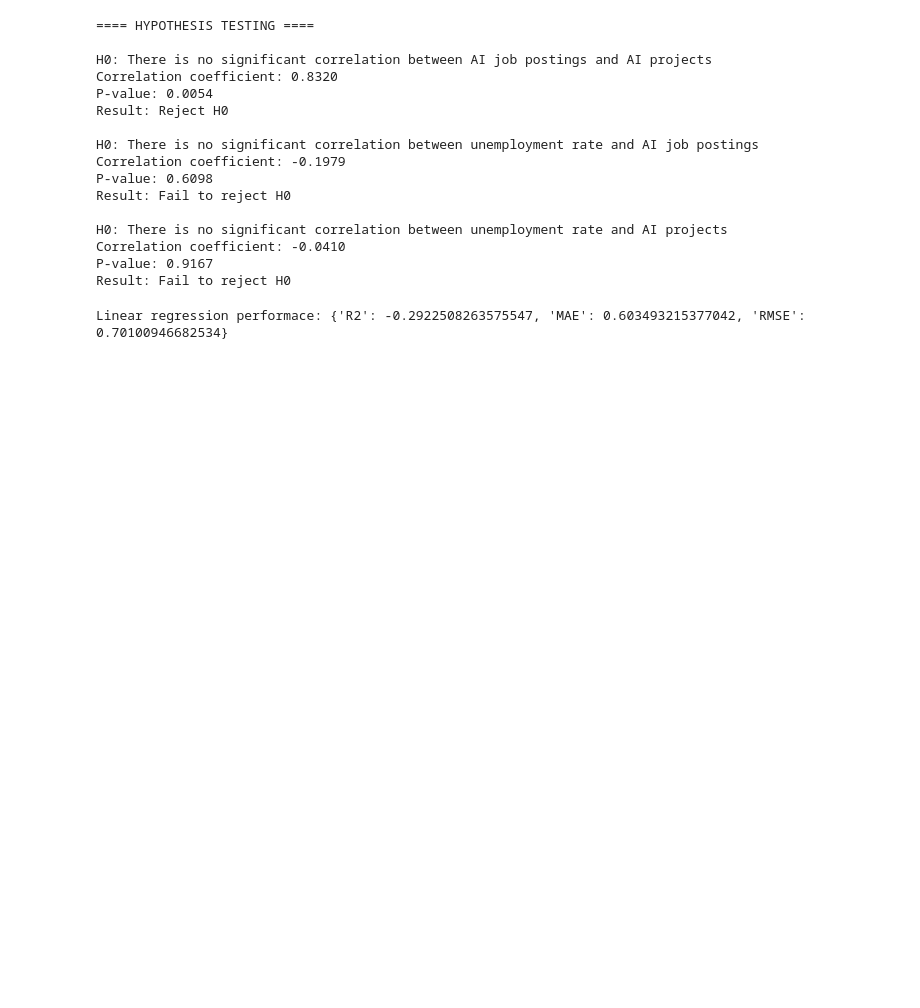
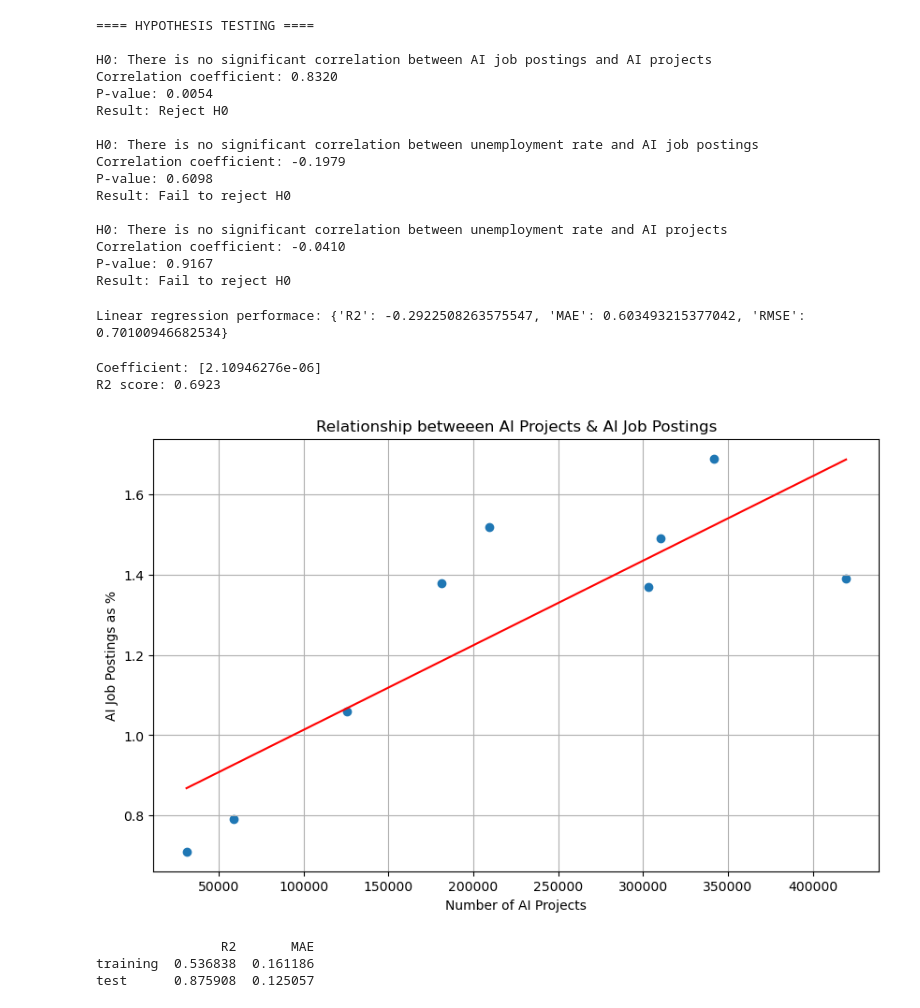
Before and after one commit to ABigJuicyBurger/data-science-project-clean, a Jupyter notebook: new-data-science-project/AI-to-UE.ipynb, the cells around one changed output. Saved outputs shown, nothing was run; the diff lists cells and outputs as text; code cells hidden in the pictures; blank space fills up the shorter version.

```diff
--- a/new-data-science-project/AI-to-UE.ipynb
+++ b/new-data-science-project/AI-to-UE.ipynb
@@ -494,0 +503,49 @@ Linear regression performace: {'R2': -0.2922508263575547, 'MAE': 0.6034932153770
+# %%
+# so lets pivot to AI postings + projects
+X = full_merged_data[['# AI Projects']].values.reshape(-1,1) # feature or IV
+y = full_merged_data[['AI job postings (% of all job postings)']] # my target/ prediction/DV
+
+# relationship between these 2
+model = LinearRegression().fit(X, y)
+print(f"Coefficient: {model.coef_[0]}")
+print(f"R2 score: {model.score(X, y):.4f}")
+
+# visualized
+plt.figure(figsize=(10,6))
+plt.scatter(X, y)
+plt.plot(X, model.predict(X), color='red')
+plt.title("Relationship betweeen AI Projects & AI Job Postings")
+plt.xlabel("Number of AI Projects")
+plt.ylabel("AI Job Postings as %")
+plt.grid(True)
+plt.show()
+
+# 69% of variance in AI job postings uses AI projects as a predictor
+# coefficient: for each ai projects, % of ai jobpostings increases by (0.00000211)%
+
+# simple metrics
+X_train, X_test, y_train, y_test = train_test_split(X, y, test_size=0.3, random_state=42)
+# 70% split is used for training, 30% used to evaluate model (random)
+
+# Model training
+y_pred_train = model.predict(X_train)
+y_pred_test = model.predict(X_test)
+
+# df
+eval_df = pd.DataFrame({
+    "R2": [r2_score(y_train, y_pred_train), r2_score(y_test, y_pred_test)], #0-1
+    "MAE": [mean_absolute_error(y_train, y_pred_train), mean_absolute_error(y_test, y_pred_test)],
+   }, index=['training', 'test'])
+
+print(eval_df)
+
+# Small sample size warning, values can change rapidly
+# 69% of variance in AI job postings uses AI projects as a predictor
+# coefficient: for each ai projects, % of ai jobpostings increases by (0.00000211)%
+# %% [output]
+Coefficient: [2.10946276e-06]
+R2 score: 0.6923
+[figure, added]
+                R2       MAE
+training  0.536838  0.161186
+test      0.875908  0.125057
```
Also changed, not shown: parts of 4 cells of this notebook, 2 other files.
